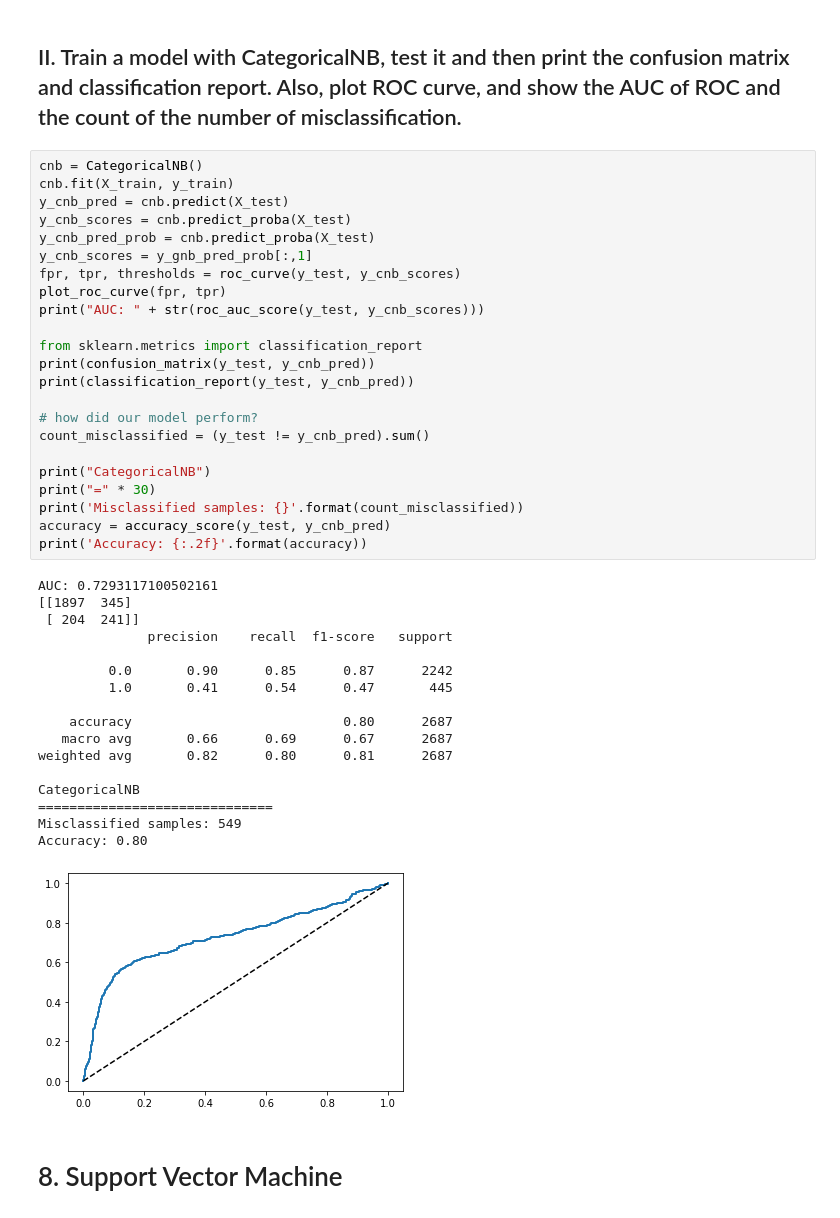
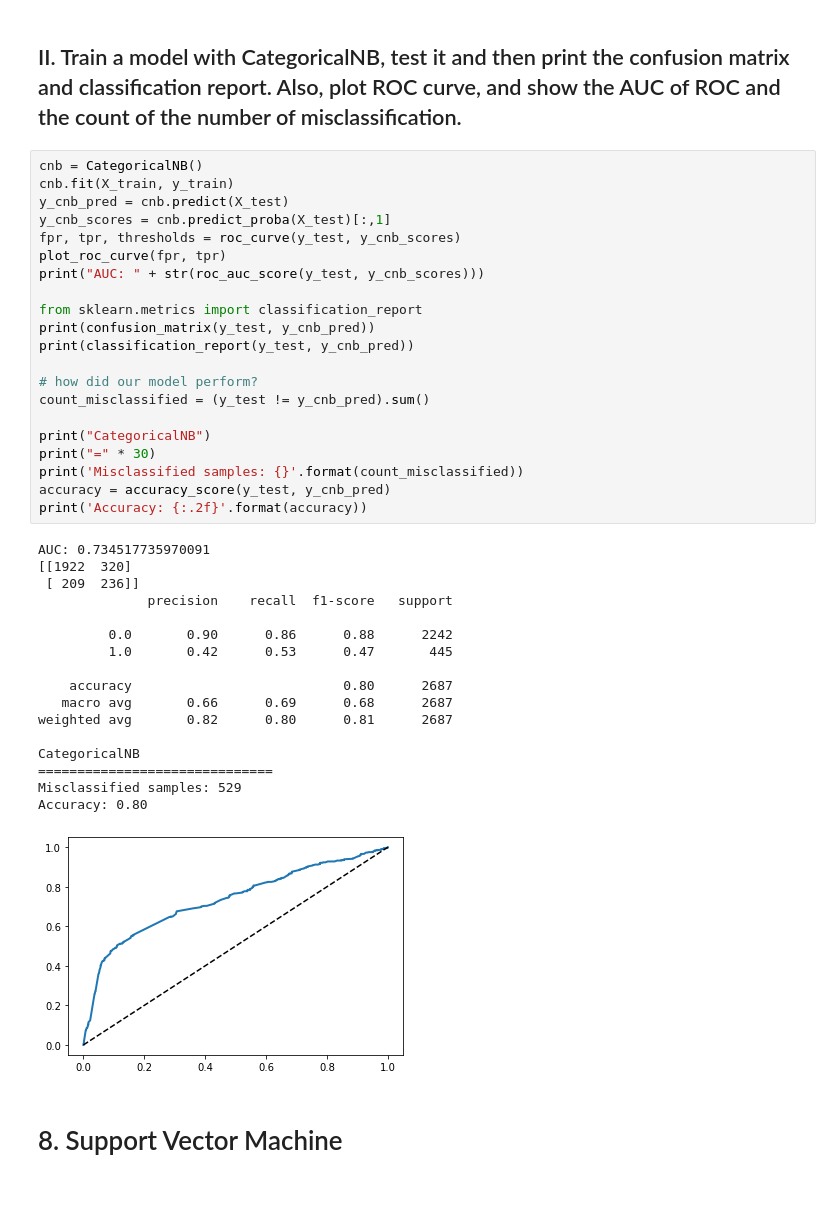
Before and after one commit to jmazor/Machine-A3, a Jupyter notebook: Mazor-A3.ipynb, the cells around one changed output. Saved outputs shown, nothing was run; the diff lists cells and outputs as text.

```diff
--- a/Mazor-A3.ipynb
+++ b/Mazor-A3.ipynb
@@ -846,44 +837,42 @@ Accuracy: 0.52
 # %%
 cnb = CategoricalNB()
 cnb.fit(X_train, y_train)
 y_cnb_pred = cnb.predict(X_test)
-y_cnb_scores = cnb.predict_proba(X_test)
-y_cnb_pred_prob = cnb.predict_proba(X_test)
-y_cnb_scores = y_gnb_pred_prob[:,1]
+y_cnb_scores = cnb.predict_proba(X_test)[:,1]
 fpr, tpr, thresholds = roc_curve(y_test, y_cnb_scores)
 plot_roc_curve(fpr, tpr)
 print("AUC: " + str(roc_auc_score(y_test, y_cnb_scores)))
 
 from sklearn.metrics import classification_report
 print(confusion_matrix(y_test, y_cnb_pred))
 print(classification_report(y_test, y_cnb_pred))
 
 # how did our model perform?
 count_misclassified = (y_test != y_cnb_pred).sum()
 
 print("CategoricalNB")
 print("=" * 30)
 print('Misclassified samples: {}'.format(count_misclassified))
 accuracy = accuracy_score(y_test, y_cnb_pred)
 print('Accuracy: {:.2f}'.format(accuracy))
 # %% [output]
-AUC: 0.7293117100502161
-[[1897  345]
- [ 204  241]]
+AUC: 0.734517735970091
+[[1922  320]
+ [ 209  236]]
               precision    recall  f1-score   support
 
-         0.0       0.90      0.85      0.87      2242
-         1.0       0.41      0.54      0.47       445
+         0.0       0.90      0.86      0.88      2242
+         1.0       0.42      0.53      0.47       445
 
     accuracy                           0.80      2687
-   macro avg       0.66      0.69      0.67      2687
+   macro avg       0.66      0.69      0.68      2687
 weighted avg       0.82      0.80      0.81      2687
 
 CategoricalNB
 ==============================
-Misclassified samples: 549
+Misclassified samples: 529
 Accuracy: 0.80
-[figure, old version]
+[figure, new version]
 # %% [markdown]
 # 8. Support Vector Machine
 # %% [markdown]
```
Also changed, not shown: parts of 55 cells of this notebook.
